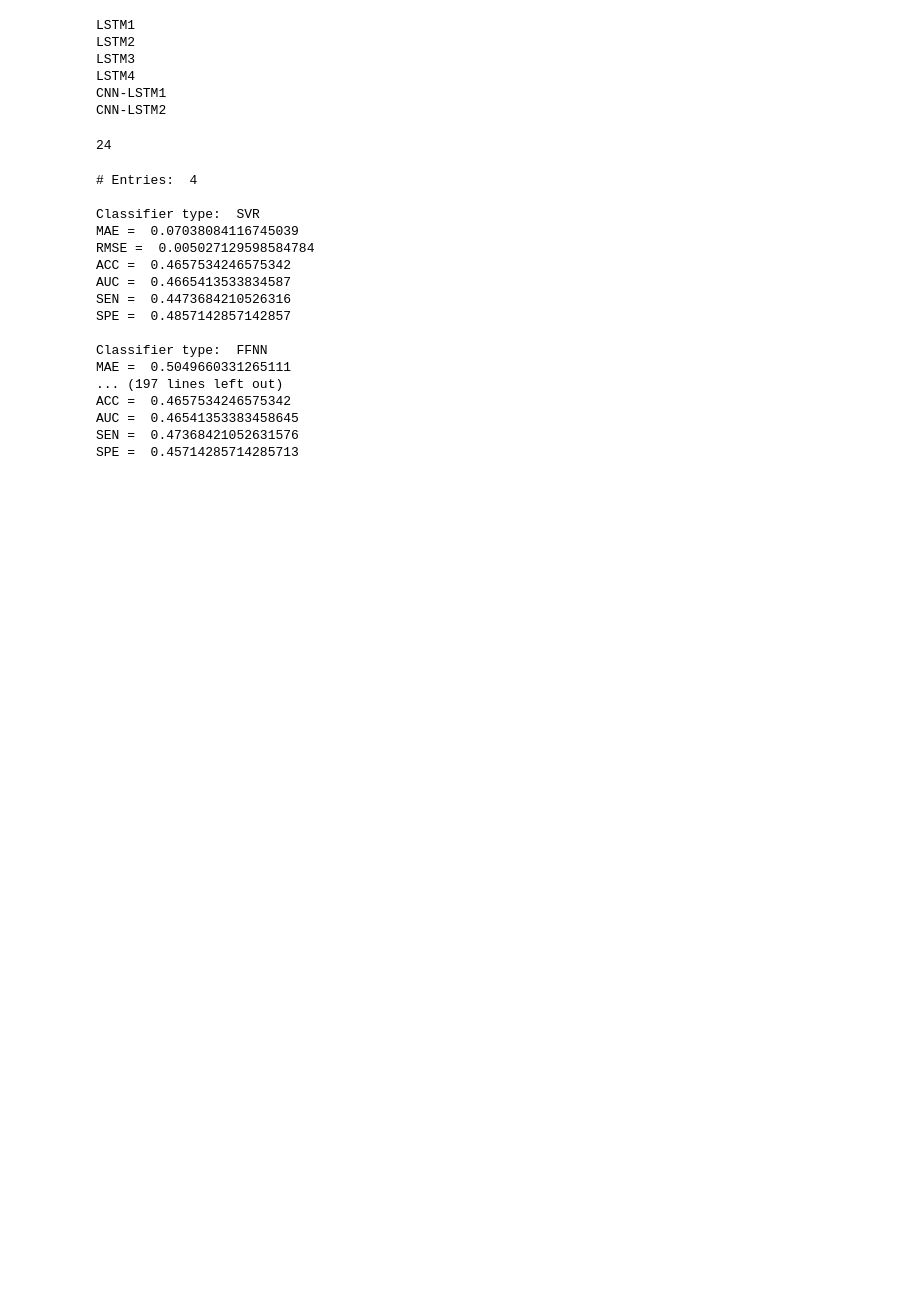
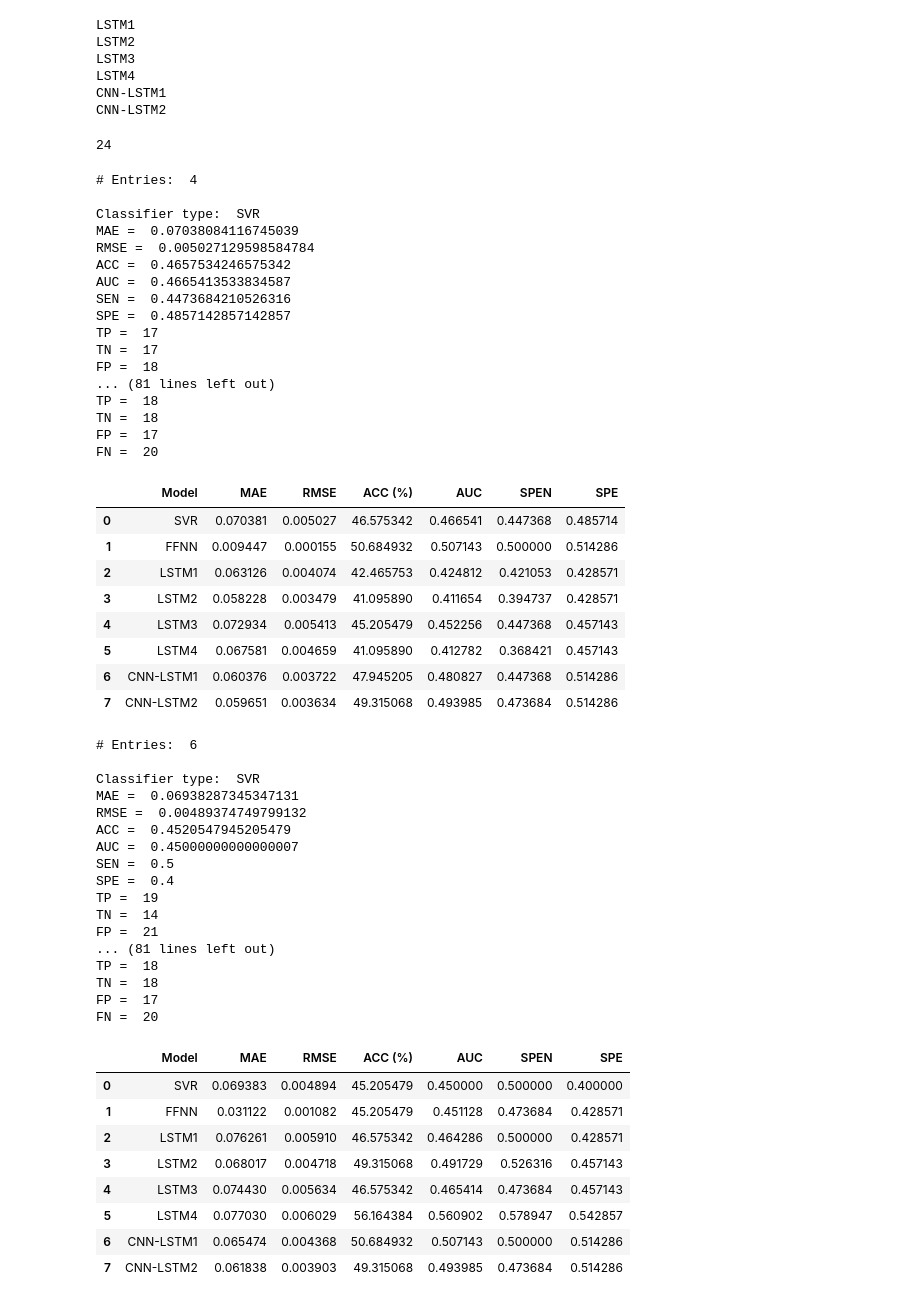
Before and after one commit to rodgdutra/CNN-LSTM_gold_price, a Jupyter notebook: cnn_lstm_gold_price.ipynb, the cells around one changed output. Cells and saved outputs as stored; diff of their text form; code cells hidden in the pictures; blank space fills up the shorter version.

Commit message:
display result tables | print confusion matrix

```diff
--- a/cnn_lstm_gold_price.ipynb
+++ b/cnn_lstm_gold_price.ipynb
@@ -427,38 +427,99 @@ for entry in entries:
     print ("# Entries: ", entry)
     feature_mtx, label_mtx, class_label_mtx = generate_feat_labels_per_horizon(entry, df)
     scaler_input = MinMaxScaler(feature_range=(-1, 1))
     scaler_input.fit(feature_mtx)
     train_idx = lastday_2017 - entry
     test_x = feature_mtx[train_idx:]
     test_y = label_mtx[train_idx:]
+
+    model_list = []
+    MAE_list = []
+    RMSE_list = []
+    ACC_list = []
+    AUC_list = []
+    SEN_list = []
+    SPE_list = []
+
     for i in range(index_model, index_model+8):
         test_y_estimative = models[i].predict(test_x)
         tp, tn, fp, fn, auc_value = get_metrics(test_y, test_y_estimative)
 
         print("\nClassifier type: ", labels[i])
         print("MAE = ", mean_absolute_error(test_y, test_y_estimative))
         print("RMSE = ", mean_squared_error(test_y, test_y_estimative, squared=True))
         print("ACC = ", (tp + tn) / (tp + tn + fp + fn))
         print("AUC = ", auc_value)
         print("SEN = ", tp / (tp + fn))
         print("SPE = ", tn / (tn + fp))
+        print("TP = ", tp)
+        print("TN = ", tn)
+        print("FP = ", fp)
+        print("FN = ", fn)
+
+        model_list.append(labels[i])
+        MAE_list.append(mean_absolute_error(test_y, test_y_estimative))
+        RMSE_list.append(mean_squared_error(test_y, test_y_estimative, squared=True))
+        ACC_list.append(((tp + tn) / (tp + tn + fp + fn))*100)
+        AUC_list.append(auc_value)
+        SEN_list.append(tp / (tp + fn))
+        SPE_list.append(tn / (tn + fp))
+
+    df_print = pd.DataFrame(list(zip(model_list, MAE_list,RMSE_list,ACC_list,AUC_list,SEN_list, SPE_list)),
+           columns =['Model', 'MAE', 'RMSE', 'ACC (%)', 'AUC', 'SPEN', 'SPE'])
+    df_print.style
+    display(df_print)
 
     index_model += 8
 # %% [output]
 # Entries:  4
 
 Classifier type:  SVR
 MAE =  0.07038084116745039
 RMSE =  0.005027129598584784
 ACC =  0.4657534246575342
 AUC =  0.4665413533834587
 SEN =  0.4473684210526316
 SPE =  0.4857142857142857
-
-Classifier type:  FFNN
-MAE =  0.5049660331265111
-... (197 lines left out)
-ACC =  0.4657534246575342
-AUC =  0.46541353383458645
-SEN =  0.47368421052631576
-SPE =  0.45714285714285713
+TP =  17
+TN =  17
+FP =  18
+... (81 lines left out)
+TP =  18
+TN =  18
+FP =  17
+FN =  20
+|  | Model | MAE | RMSE | ACC (%) | AUC | SPEN | SPE |
+| 0 | SVR | 0.070381 | 0.005027 | 46.575342 | 0.466541 | 0.447368 | 0.485714 |
+| 1 | FFNN | 0.009447 | 0.000155 | 50.684932 | 0.507143 | 0.500000 | 0.514286 |
+| 2 | LSTM1 | 0.063126 | 0.004074 | 42.465753 | 0.424812 | 0.421053 | 0.428571 |
+| 3 | LSTM2 | 0.058228 | 0.003479 | 41.095890 | 0.411654 | 0.394737 | 0.428571 |
+| 4 | LSTM3 | 0.072934 | 0.005413 | 45.205479 | 0.452256 | 0.447368 | 0.457143 |
+| 5 | LSTM4 | 0.067581 | 0.004659 | 41.095890 | 0.412782 | 0.368421 | 0.457143 |
+| 6 | CNN-LSTM1 | 0.060376 | 0.003722 | 47.945205 | 0.480827 | 0.447368 | 0.514286 |
+| 7 | CNN-LSTM2 | 0.059651 | 0.003634 | 49.315068 | 0.493985 | 0.473684 | 0.514286 |
+# Entries:  6
+
+Classifier type:  SVR
+MAE =  0.06938287345347131
+RMSE =  0.00489374749799132
+ACC =  0.4520547945205479
+AUC =  0.45000000000000007
+SEN =  0.5
+SPE =  0.4
+TP =  19
+TN =  14
+FP =  21
+... (81 lines left out)
+TP =  18
+TN =  18
+FP =  17
+FN =  20
+|  | Model | MAE | RMSE | ACC (%) | AUC | SPEN | SPE |
+| 0 | SVR | 0.069383 | 0.004894 | 45.205479 | 0.450000 | 0.500000 | 0.400000 |
+| 1 | FFNN | 0.031122 | 0.001082 | 45.205479 | 0.451128 | 0.473684 | 0.428571 |
+| 2 | LSTM1 | 0.076261 | 0.005910 | 46.575342 | 0.464286 | 0.500000 | 0.428571 |
+| 3 | LSTM2 | 0.068017 | 0.004718 | 49.315068 | 0.491729 | 0.526316 | 0.457143 |
+| 4 | LSTM3 | 0.074430 | 0.005634 | 46.575342 | 0.465414 | 0.473684 | 0.457143 |
+| 5 | LSTM4 | 0.077030 | 0.006029 | 56.164384 | 0.560902 | 0.578947 | 0.542857 |
+| 6 | CNN-LSTM1 | 0.065474 | 0.004368 | 50.684932 | 0.507143 | 0.500000 | 0.514286 |
+| 7 | CNN-LSTM2 | 0.061838 | 0.003903 | 49.315068 | 0.493985 | 0.473684 | 0.514286 |
```
Also changed, not shown: parts of 1 cell of this notebook.
